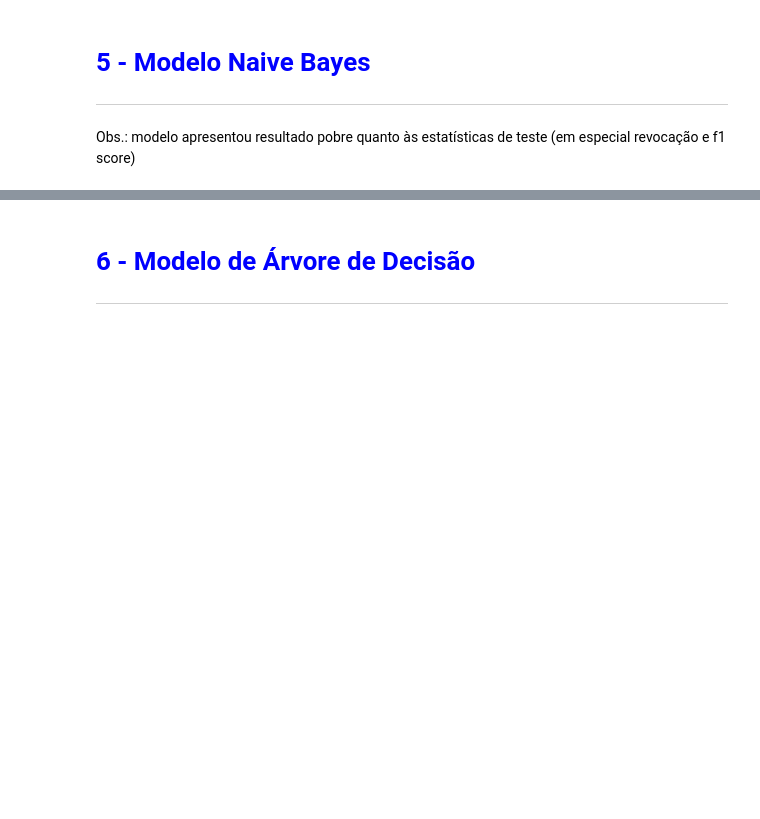
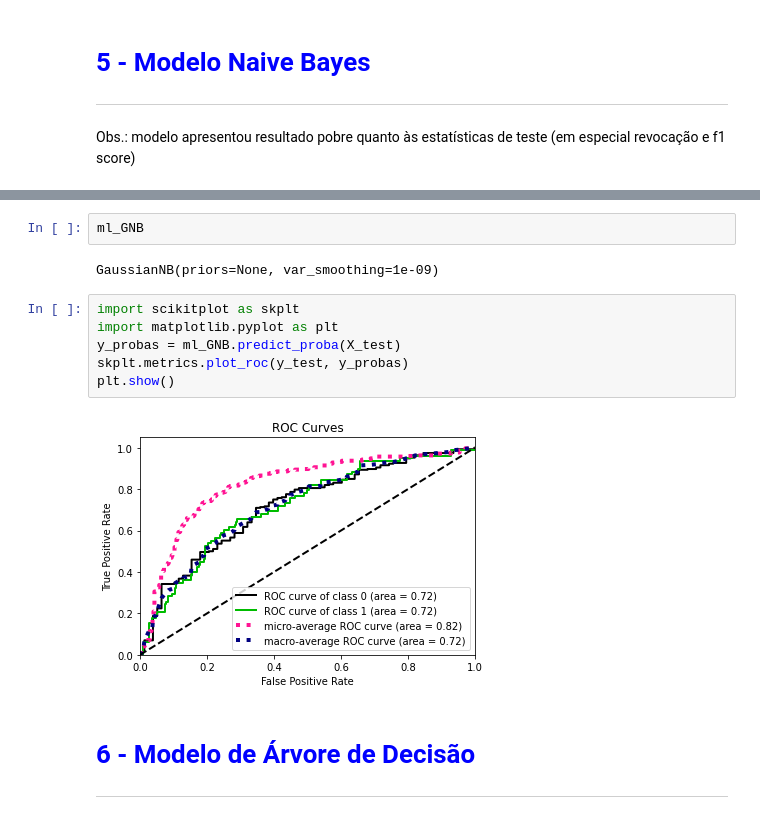
Before and after one commit to Mastroiani/TCC, a Jupyter notebook: MLDT.ipynb, the cells around one changed output, grey strips where cells are left out. Drawn from its saved outputs; the diff is of its cells as text; blank space fills up the shorter version.

```diff
--- a/MLDT.ipynb
+++ b/MLDT.ipynb
@@ -221,3 +257,15 @@ A column-vector y was passed when a 1d array was expected. Please change the sha
+# %%
+ml_GNB
+# %% [output]
+GaussianNB(priors=None, var_smoothing=1e-09)
+# %%
+import scikitplot as skplt
+import matplotlib.pyplot as plt
+y_probas = ml_GNB.predict_proba(X_test)
+skplt.metrics.plot_roc(y_test, y_probas)
+plt.show()
+# %% [output]
+[figure, added]
 # %% [markdown]
 <h1><FONT COLOR="blue">6 - Modelo de Árvore de Decisão</h1>
 <hr <FONT COLOR="blue"></hr>
```
Also changed, not shown: parts of 26 cells of this notebook.
